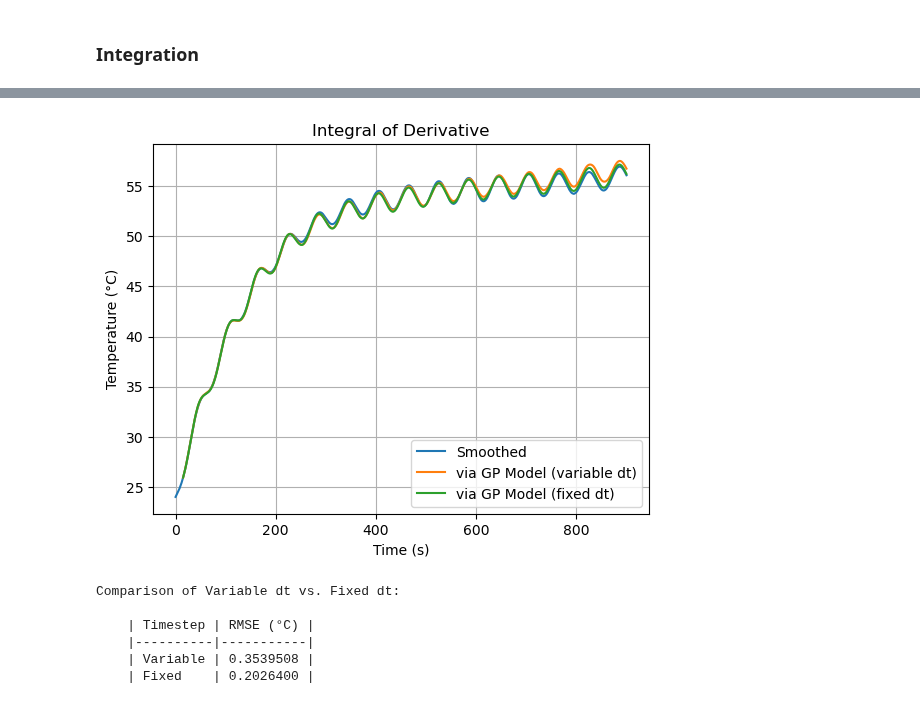
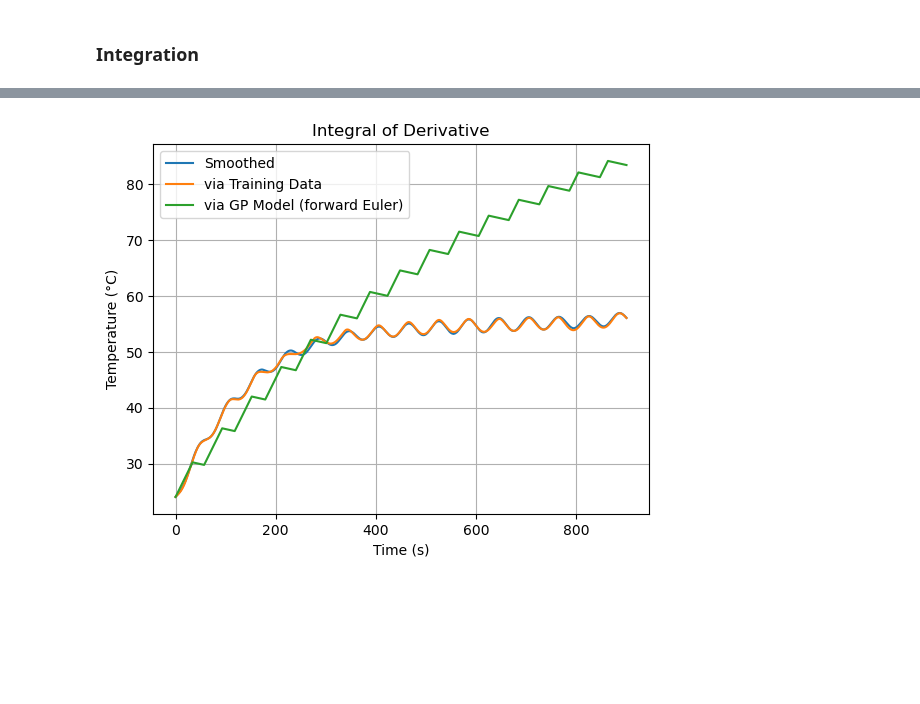
Before and after one commit to jakekrell/FoKL-GPy, a Jupyter notebook: examples/pyomo_tclab/pyomo_tclab_v6.ipynb, the cells around one changed output, grey strips where cells are left out. Saved outputs shown, nothing was run; the diff lists cells and outputs as text; code cells hidden in the pictures; blank space fills up the shorter version.

```diff
--- a/examples/pyomo_tclab/pyomo_tclab_v6.ipynb
+++ b/examples/pyomo_tclab/pyomo_tclab_v6.ipynb
@@ -363,12 +225,9 @@ Defining GP model as the one trained with the optimal lag:
 # %%
-GP_dT = GPs_dT[i_opt]
-dTS1_GP = dTS1_GPs[i_opt]  # == GP_dT.evaluate()
-
 %matplotlib inline
 plt.figure()
 plt.plot(tvec, dTS1)
-plt.plot(tvec[i_opt::], dTS1_GP)
-plt.title(f"Derivative of Smoothed Measurements, GP Model, Lag = {i_opt} dt")
+plt.plot(tvec, dTS1_GP)
+plt.title(f"Derivative of Smoothed Measurements, GP Model, Lag = {0} dt")
 plt.xlabel('Time (s)')
 plt.ylabel('Temperature / Time (°C/s)')
 plt.legend(['Training Data', 'GP Model'])
@@ -441,29 +294,35 @@ plt.grid()
+# %%
+# Initialize vector to store forward Euler solution
+soln_GP_forward_euler = np.zeros(len(TS1_smooth))
+
+# Initialize vector to store GP evaluations
+dTS1_GP = np.zeros(len(TS1_smooth)-1)
+
+# Initial condition
+soln_GP_forward_euler[0] = TS1_smooth[0]
+
+# Forward Euler integration
+# Loop over all of the time points except the last one
+for i, t in enumerate(tvec[:-1]):
+
+    # Calculate time step
+    dt = tvec[i + 1] - tvec[i]
+
+    # Evaluate GP model at current time
+    dTS1_GP[i] = GP_dT.evaluate([soln_GP_forward_euler[i], Q1f(t)], clean=True)[0]
+
+    # Take the forward Euler step
+    soln_GP_forward_euler[i+1] = soln_GP_forward_euler[i] + dTS1_GP[i] * dt
 # %%
-RMSE_dGP = _rmse(TS1_smooth[i_opt::], TS1_dGP)
-RMSE_dGP_fixed_dt = _rmse(TS1_smooth[i_opt::], TS1_dGP_fixed_dt)
-
 %matplotlib inline
 plt.figure()
 plt.plot(tvec, TS1_smooth)
-plt.plot(tvec[i_opt::], TS1_dGP)
-plt.plot(tvec[i_opt::], TS1_dGP_fixed_dt)
+plt.plot(tvec, TS1_training)
+plt.plot(tvec, soln_GP_forward_euler)
 plt.title('Integral of Derivative')
 plt.xlabel('Time (s)')
 plt.ylabel('Temperature (°C)')
-plt.legend(['Smoothed', 'via GP Model (variable dt)', 'via GP Model (fixed dt)'])
+plt.legend(['Smoothed', 'via Training Data', 'via GP Model (forward Euler)'])
 plt.grid()
-plt.show()
-
-print(f"Comparison of Variable dt vs. Fixed dt:\n\n\
-    | Timestep | RMSE (°C) |\n\
-    |----------|-----------|\n\
-    | Variable | {"{0:0.7f}".format(round(RMSE_dGP, 7))} |\n\
-    | Fixed    | {"{0:0.7f}".format(round(RMSE_dGP_fixed_dt, 7))} |")
 # %% [output]
-[figure, old version]
+[figure, new version]
-Comparison of Variable dt vs. Fixed dt:
-
-    | Timestep | RMSE (°C) |
-    |----------|-----------|
-    | Variable | 0.3539508 |
-    | Fixed    | 0.2026400 |
```
Also changed, not shown: parts of 41 cells of this notebook.
